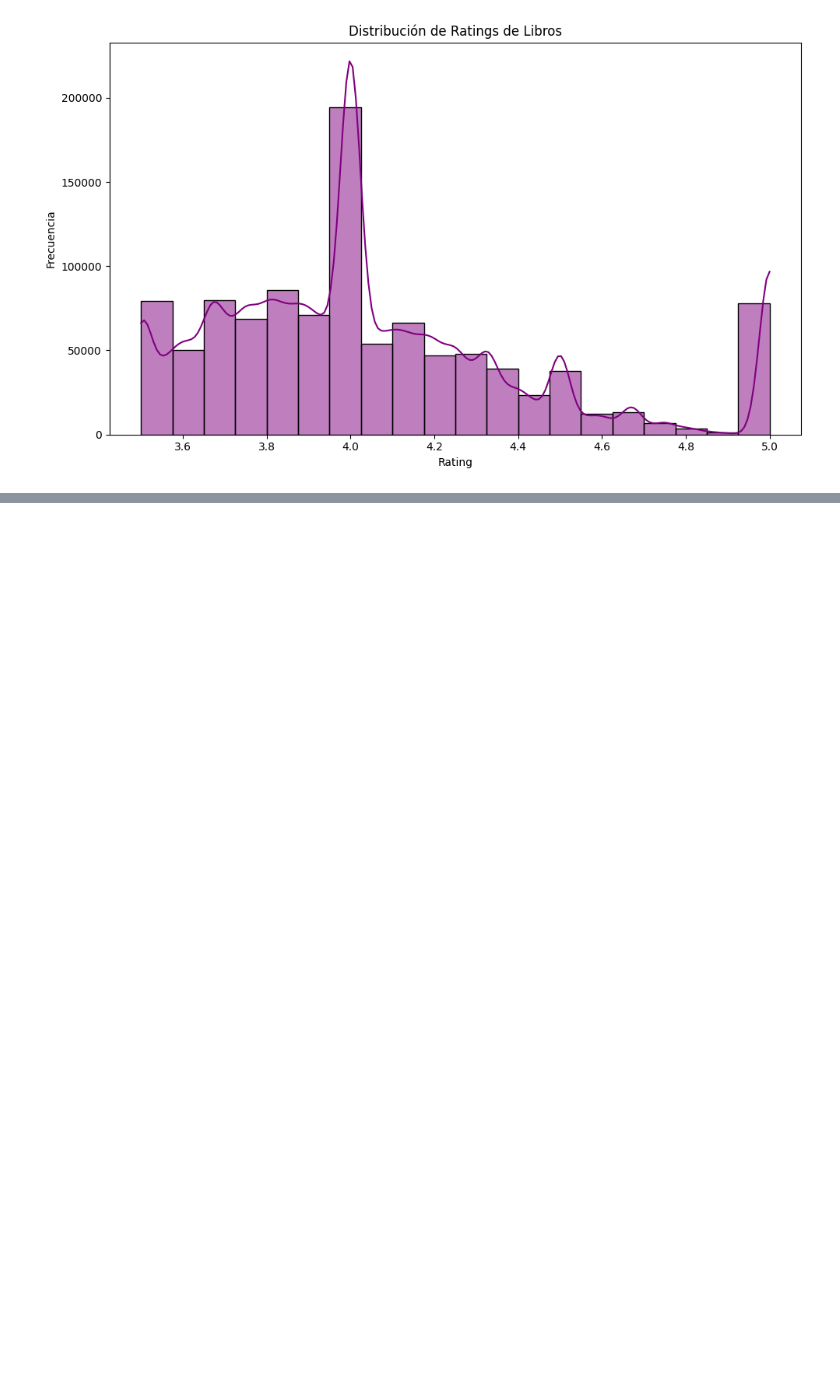
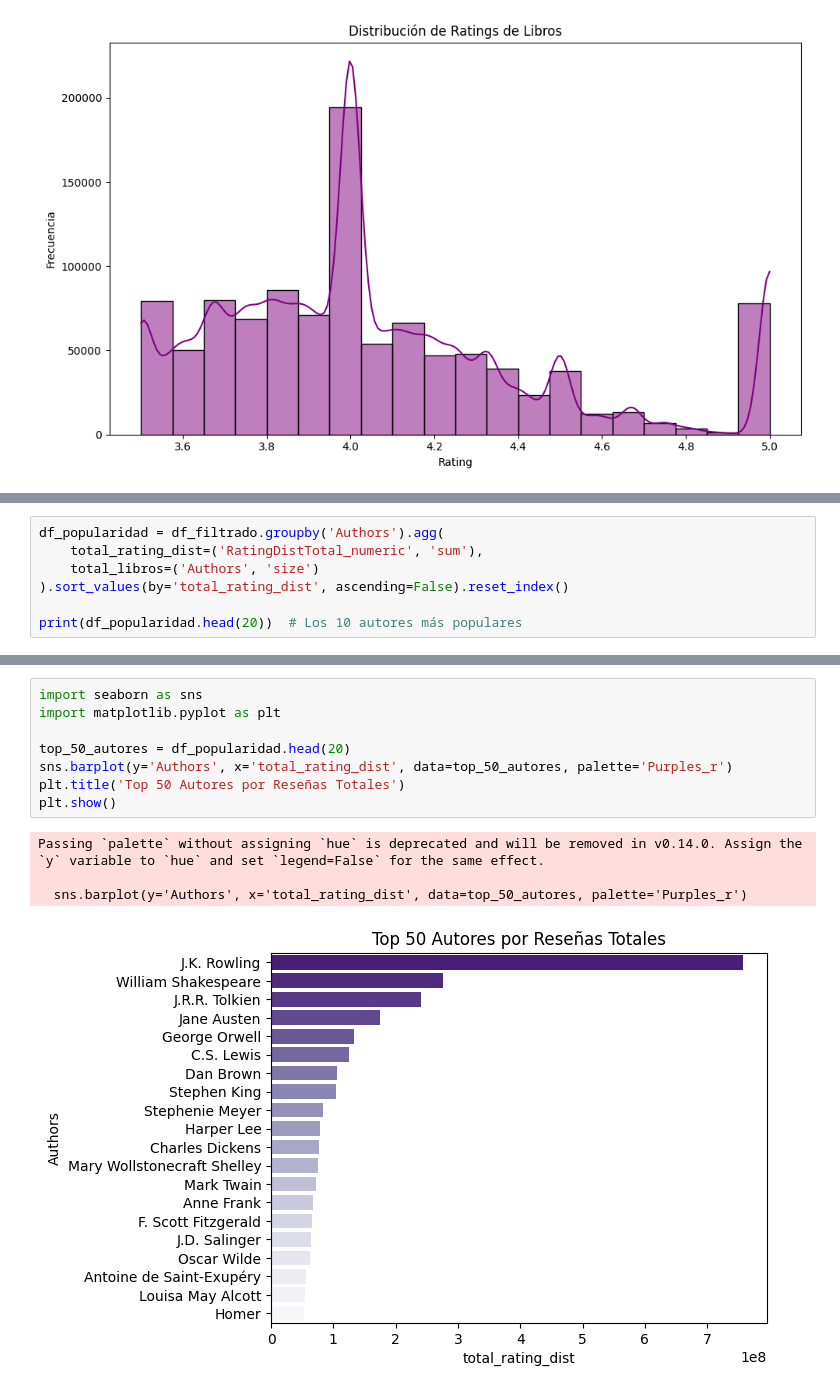
Before and after one commit to ValeriaVigo/proyectofinal, a Jupyter notebook: src/3.EDA.ipynb, the cells around one changed output, grey strips where cells are left out. Cells and saved outputs as stored; diff of their text form; blank space fills up the shorter version.

```diff
--- a/src/3.EDA.ipynb
+++ b/src/3.EDA.ipynb
@@ -664,0 +820,7 @@ plt.show()
+# %%
+df_popularidad = df_filtrado.groupby('Authors').agg(
+    total_rating_dist=('RatingDistTotal_numeric', 'sum'),
+    total_libros=('Authors', 'size')
+).sort_values(by='total_rating_dist', ascending=False).reset_index()
+
+print(df_popularidad.head(20))  # Los 10 autores más populares
@@ -664,0 +845,13 @@ plt.show()
+# %%
+import seaborn as sns
+import matplotlib.pyplot as plt
+
+top_50_autores = df_popularidad.head(20)
+sns.barplot(y='Authors', x='total_rating_dist', data=top_50_autores, palette='Purples_r')
+plt.title('Top 50 Autores por Reseñas Totales')
+plt.show()
+# %% [output]
+Passing `palette` without assigning `hue` is deprecated and will be removed in v0.14.0. Assign the `y` variable to `hue` and set `legend=False` for the same effect.
+
+  sns.barplot(y='Authors', x='total_rating_dist', data=top_50_autores, palette='Purples_r')
+[figure, added]
```
Also changed, not shown: parts of 37 cells of this notebook.
